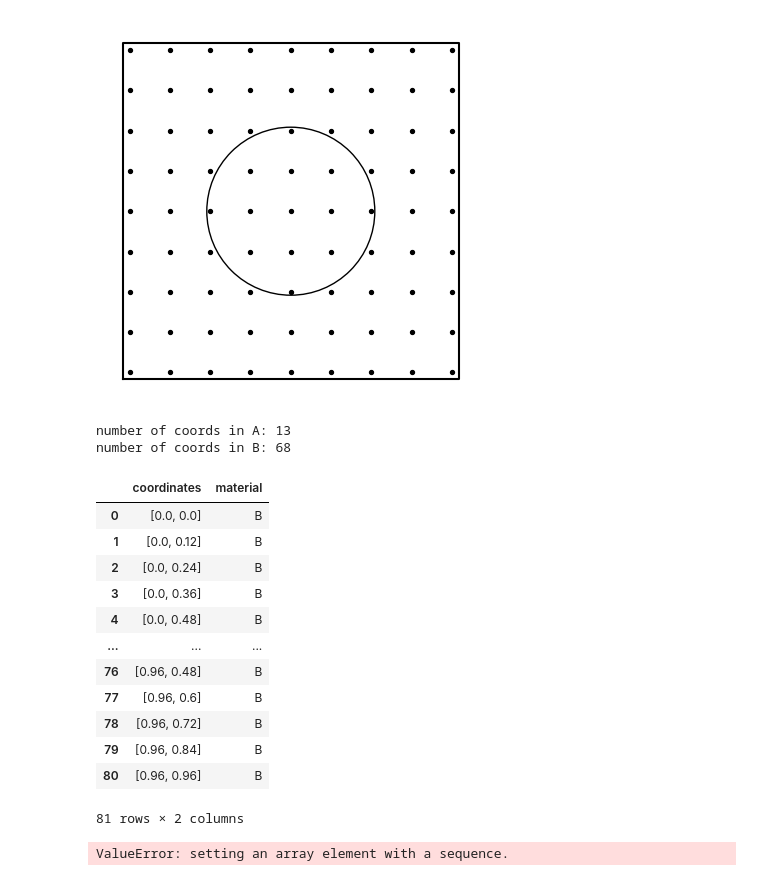
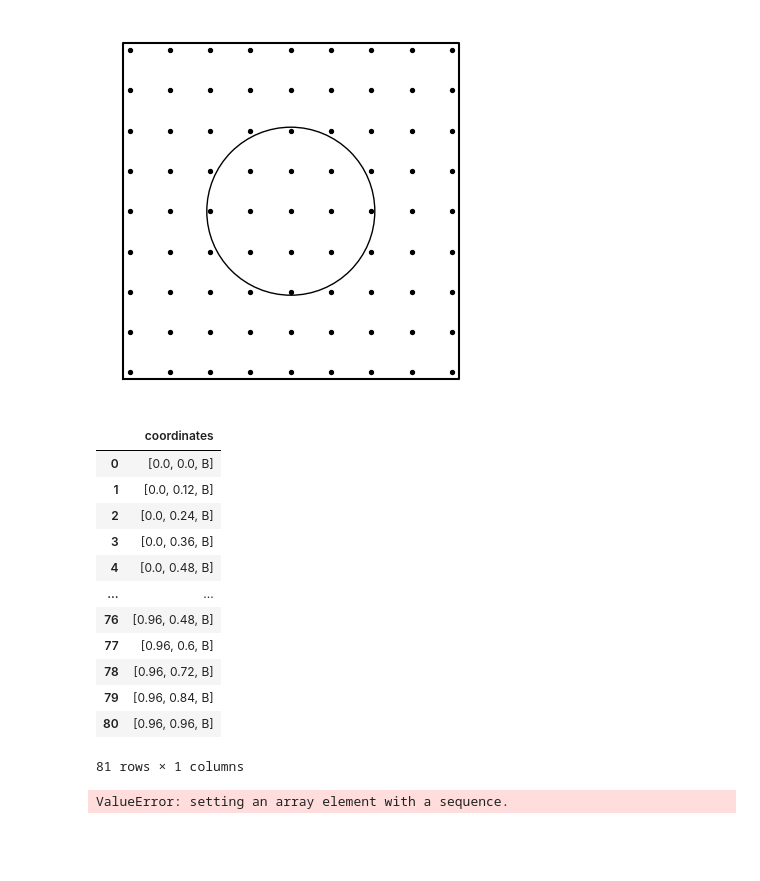
Before and after one commit to battisbog/autoecoding, a Jupyter notebook: prediction.ipynb, the cells around one changed output. Saved outputs shown, nothing was run; the diff lists cells and outputs as text; code cells hidden in the pictures; blank space fills up the shorter version.

Commit message:
added material property to same array

```diff
--- a/prediction.ipynb
+++ b/prediction.ipynb
@@ -53,41 +53,39 @@ plt.show()
 # %%
 # creating dataframe with coordinates and the material
 
 # Constants
 start_x = 0; end_x = 1; start_y = 0; end_y = 1
 center_x = 0.5; center_y = 0.5; radius = 0.25
 
-df = pd.DataFrame(columns=["coordinates", "material"])
+df = pd.DataFrame(columns=["coordinates"])
 
 # Loop through all the points
 points = []
 for x_coord in np.arange(start_x, end_x, distance_x):
     for y_coord in np.arange(start_y, end_y, distance_y):
         if (x_coord - center_x)**2 + (y_coord - center_y)**2 <= radius**2:
-            df.loc[len(df.index)] = [[x_coord, y_coord], "A"]
+            df = df.append({'coordinates':[x_coord, y_coord,"A"]}, ignore_index=True)
         else:
-            df.loc[len(df.index)] = [[x_coord, y_coord], "B"]
+            df = df.append({'coordinates':[x_coord, y_coord,"B"]}, ignore_index=True)
         points.append([x_coord, y_coord])
 
-print("number of coords in A: " + str(df['material'].value_counts()["A"]))
-print("number of coords in B: " + str(df['material'].value_counts()["B"]))
+# print("number of coords in A: " + str(df['material'].value_counts()["A"]))
+# print("number of coords in B: " + str(df['material'].value_counts()["B"]))
 df
 # %% [output]
+|  | coordinates |
+| 0 | [0.0, 0.0, B] |
+| 1 | [0.0, 0.12, B] |
+| 2 | [0.0, 0.24, B] |
+| 3 | [0.0, 0.36, B] |
+| 4 | [0.0, 0.48, B] |
+| ... | ... |
+| 76 | [0.96, 0.48, B] |
+| 77 | [0.96, 0.6, B] |
+| 78 | [0.96, 0.72, B] |
+| 79 | [0.96, 0.84, B] |
+| 80 | [0.96, 0.96, B] |
-number of coords in A: 13
-number of coords in B: 68
+81 rows × 1 columns
-|  | coordinates | material |
-| 0 | [0.0, 0.0] | B |
-| 1 | [0.0, 0.12] | B |
-| 2 | [0.0, 0.24] | B |
-| 3 | [0.0, 0.36] | B |
-| 4 | [0.0, 0.48] | B |
-| ... | ... | ... |
-| 76 | [0.96, 0.48] | B |
-| 77 | [0.96, 0.6] | B |
-| 78 | [0.96, 0.72] | B |
-| 79 | [0.96, 0.84] | B |
-| 80 | [0.96, 0.96] | B |
-81 rows × 2 columns
 # %%
 # using logistic LogisticRegression to predict the material property
 
```
